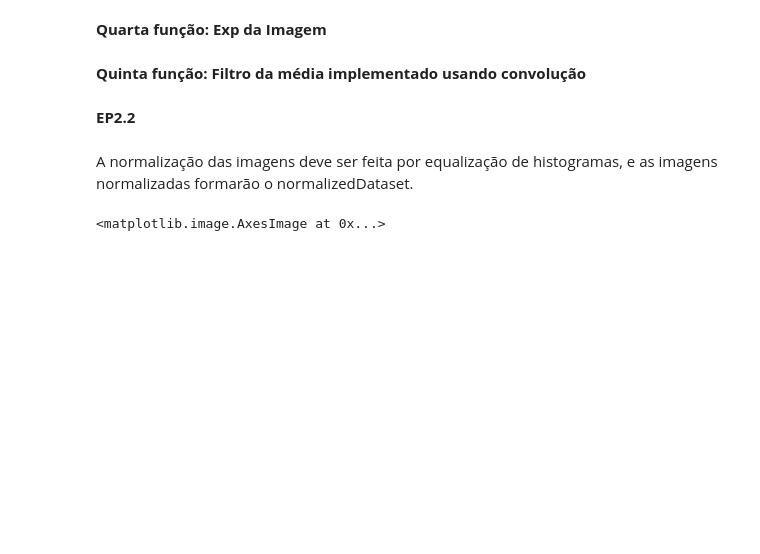
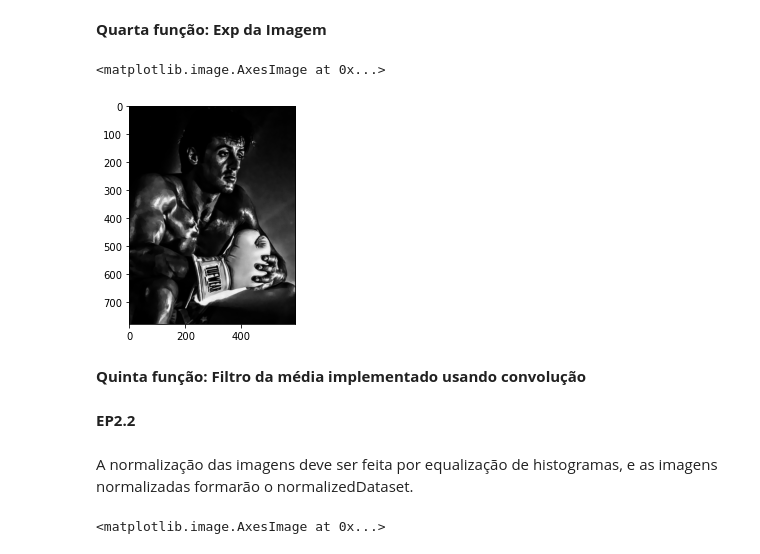
Before and after one commit to gabi-melo/image_processing, a Jupyter notebook: EP2.ipynb, the cells around one changed output. Saved outputs shown, nothing was run; the diff lists cells and outputs as text; code cells hidden in the pictures; blank space fills up the shorter version.

```diff
--- a/EP2.ipynb
+++ b/EP2.ipynb
@@ -66,5 +118,13 @@ plt.imshow(rocky_log, cmap=plt.get_cmap('gray'))
 # %% [markdown]
 **Quarta função: Exp da Imagem**
+# %%
+#Podemos variar gamma, pra menor que 1 ou maior. Como escolher?
+rocky_exp = exposure.adjust_gamma(rocky_gray, 2)
+# %%
+plt.imshow(rocky_exp, cmap=plt.get_cmap('gray'))
+# %% [output]
+<matplotlib.image.AxesImage at 0x...>
+[figure, added]
 # %% [markdown]
 **Quinta função: Filtro da média implementado usando convolução**
 # %% [markdown]
```
Also changed, not shown: parts of 18 cells of this notebook.
